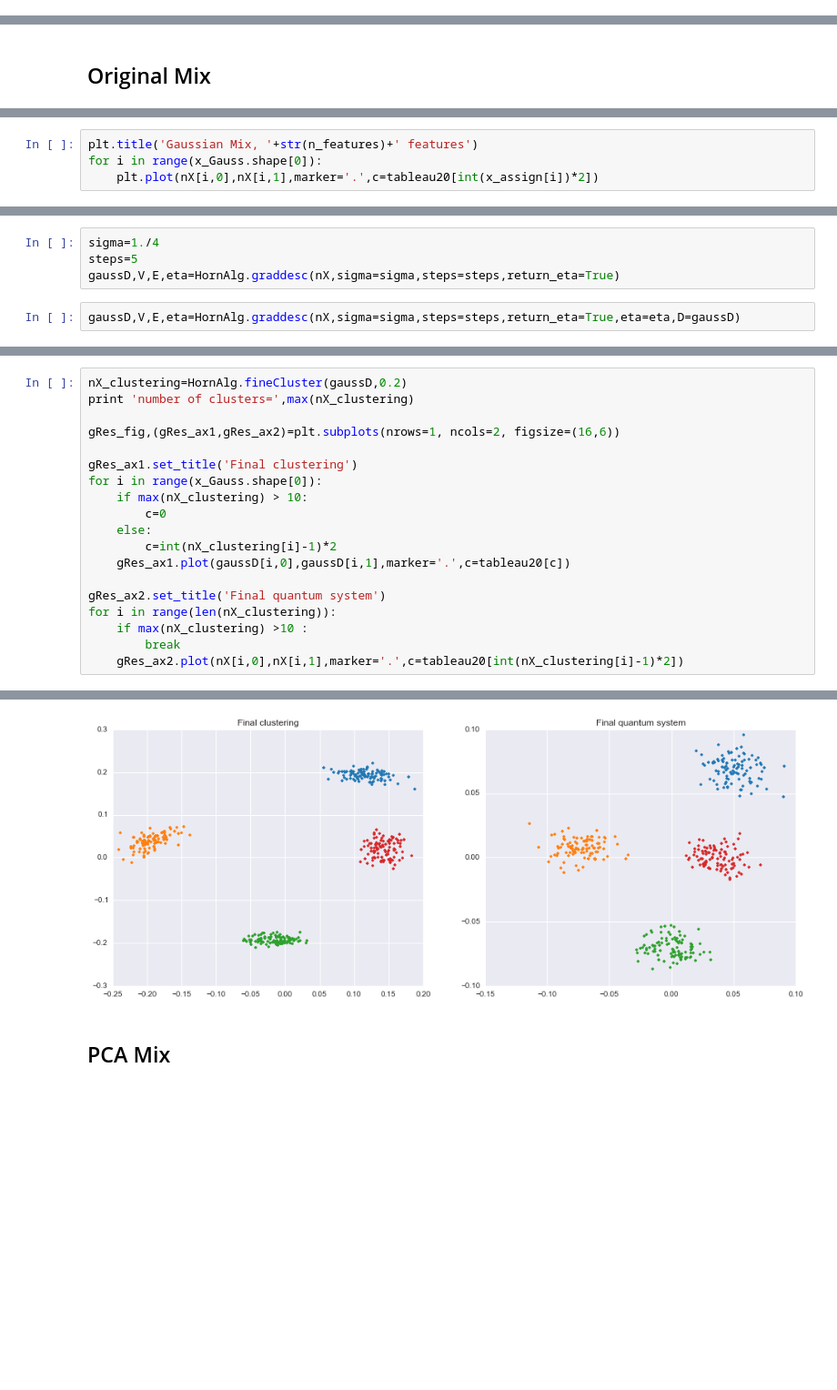
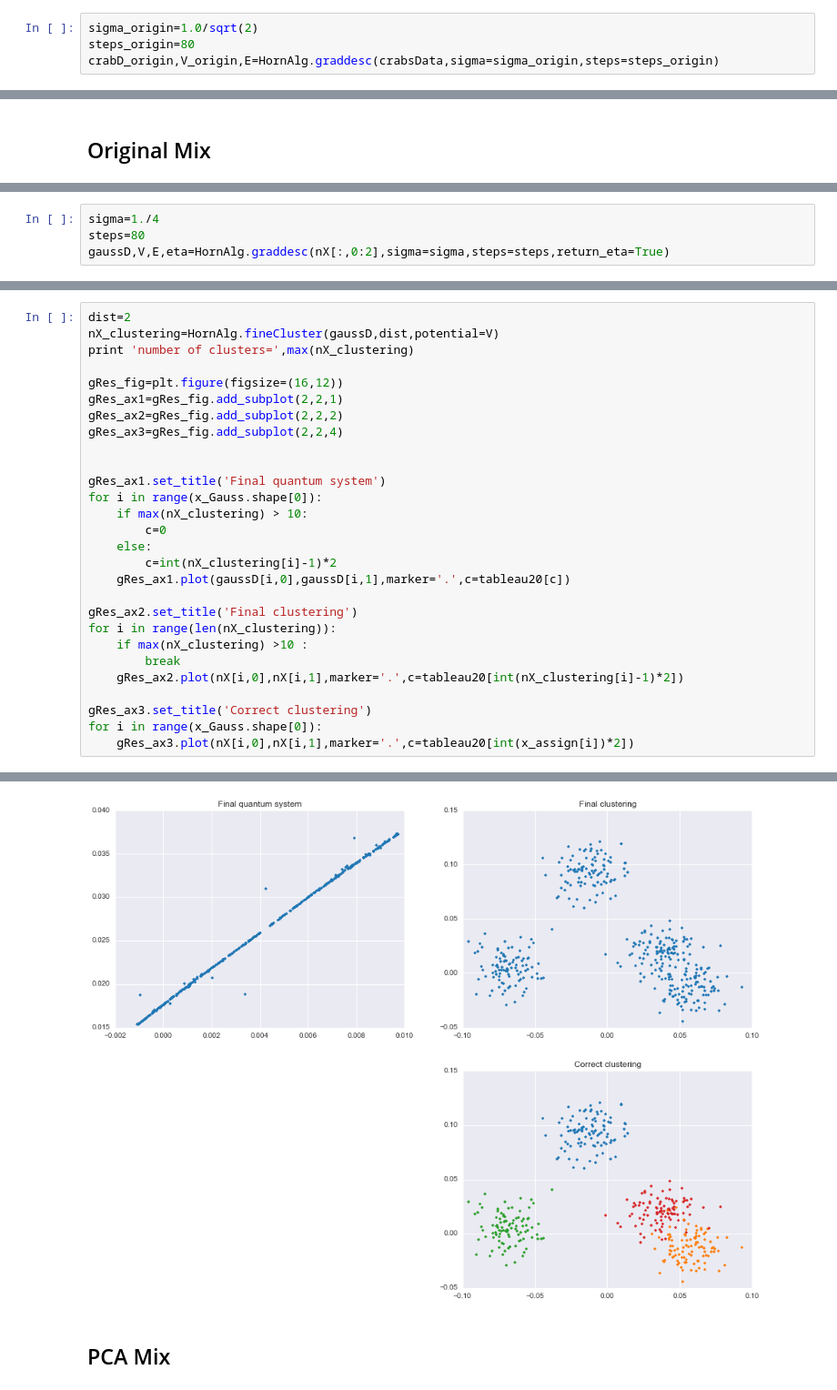
Before and after one commit to diogo-aos/QCThesis, a Jupyter notebook: notebooks/Horn.ipynb, the cells around one changed output, grey strips where cells are left out. Shown at 91% size. Drawn from its saved outputs; the diff is of its cells as text; blank space fills up the shorter version.

```diff
--- a/notebooks/Horn.ipynb
+++ b/notebooks/Horn.ipynb
@@ -299,0 +298,4 @@ ipdb> p sortedArgV
+# %%
+sigma_origin=1.0/sqrt(2)
+steps_origin=80
+crabD_origin,V_origin,E=HornAlg.graddesc(crabsData,sigma=sigma_origin,steps=steps_origin)
@@ -318,4 +383,0 @@ for i in range(x_Gauss.shape[0]):
-# %%
-plt.title('Gaussian Mix, '+str(n_features)+' features')
-for i in range(x_Gauss.shape[0]):
-    plt.plot(nX[i,0],nX[i,1],marker='.',c=tableau20[int(x_assign[i])*2])
@@ -324,6 +384,4 @@ for i in range(x_Gauss.shape[0]):
 # %%
 sigma=1./4
-steps=5
-gaussD,V,E,eta=HornAlg.graddesc(nX,sigma=sigma,steps=steps,return_eta=True)
+steps=80
+gaussD,V,E,eta=HornAlg.graddesc(nX[:,0:2],sigma=sigma,steps=steps,return_eta=True)
-# %%
-gaussD,V,E,eta=HornAlg.graddesc(nX,sigma=sigma,steps=steps,return_eta=True,eta=eta,D=gaussD)
@@ -332,10 +388,15 @@ NameError: name 'gaussD' is not defined
 # %%
-nX_clustering=HornAlg.fineCluster(gaussD,0.2)
+dist=2
+nX_clustering=HornAlg.fineCluster(gaussD,dist,potential=V)
 print 'number of clusters=',max(nX_clustering)
 
-gRes_fig,(gRes_ax1,gRes_ax2)=plt.subplots(nrows=1, ncols=2, figsize=(16,6))
+gRes_fig=plt.figure(figsize=(16,12))
+gRes_ax1=gRes_fig.add_subplot(2,2,1)
+gRes_ax2=gRes_fig.add_subplot(2,2,2)
+gRes_ax3=gRes_fig.add_subplot(2,2,4)
 
-gRes_ax1.set_title('Final clustering')
+
+gRes_ax1.set_title('Final quantum system')
 for i in range(x_Gauss.shape[0]):
     if max(nX_clustering) > 10:
         c=0
@@ -343,9 +404,13 @@ for i in range(x_Gauss.shape[0]):
         c=int(nX_clustering[i]-1)*2
     gRes_ax1.plot(gaussD[i,0],gaussD[i,1],marker='.',c=tableau20[c])
 
-gRes_ax2.set_title('Final quantum system')
+gRes_ax2.set_title('Final clustering')
 for i in range(len(nX_clustering)):
     if max(nX_clustering) >10 :
         break
     gRes_ax2.plot(nX[i,0],nX[i,1],marker='.',c=tableau20[int(nX_clustering[i]-1)*2])
+
+gRes_ax3.set_title('Correct clustering')
+for i in range(x_Gauss.shape[0]):
+    gRes_ax3.plot(nX[i,0],nX[i,1],marker='.',c=tableau20[int(x_assign[i])*2])
 # %% [output]
@@ -353,4 +418,4 @@ number of clusters= 4.0
-[figure, old version]
+[figure, new version]
 # %% [markdown]
 ## PCA Mix
 # %%
```
Also changed, not shown: parts of 28 cells of this notebook, 5 other files.
